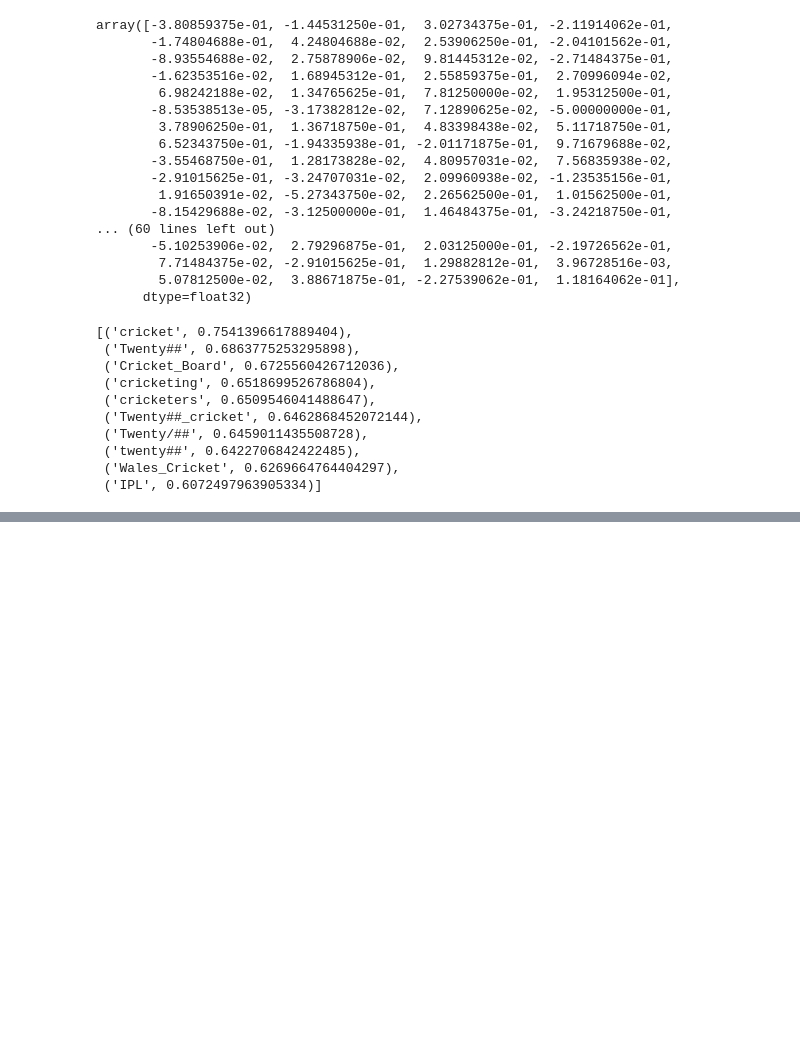
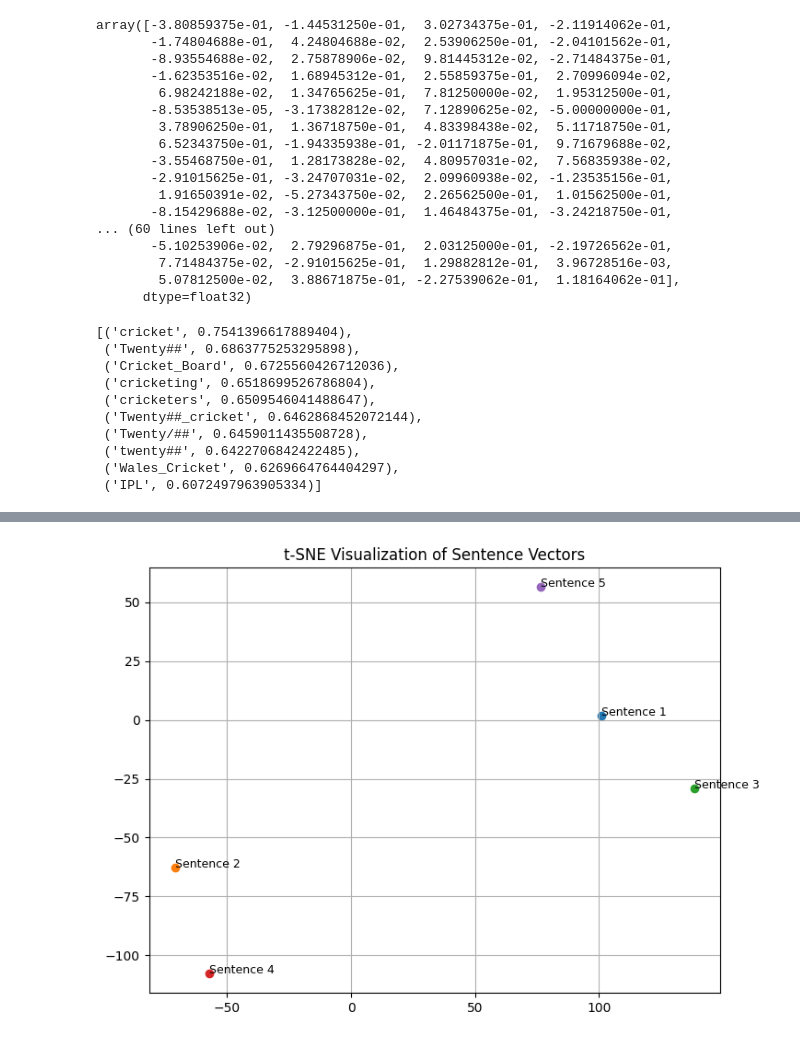
Before and after one commit to VinayBabuGorantla/NaturalLanguageProcessing, a Jupyter notebook: Revision.ipynb, the cells around one changed output, grey strips where cells are left out. Saved outputs shown, nothing was run; the diff lists cells and outputs as text; code cells hidden in the pictures; blank space fills up the shorter version.

Commit message:
Text data cleaning and preprocessing revised

```diff
--- a/Revision.ipynb
+++ b/Revision.ipynb
@@ -477,0 +563,21 @@ wv.most_similar('Cricket')
+# %%
+# Train the Word2Vec model on the tokenized sentences
+model = gensim.models.Word2Vec(sentences=sentences, vector_size=100, window=5, min_count=1, workers=4)
+
+# Save the model (optional)
+model.save("word2vec_trained_on_sentences.model")
+# %%
+# Function to compute the average word vector for a sentence
+def get_sentence_vector(model, sentence):
+    words = [word for word in sentence if word in model.wv]  # Filter words that are in the model's vocabulary
+    if len(words) == 0:  # Return a zero vector if no words from the sentence are in the model
+        return np.zeros(model.vector_size)
+    word_vectors = [model.wv[word] for word in words]
+    sentence_vector = np.mean(word_vectors, axis=0)
+    return sentence_vector
+
+# Get vectors for each sentence
+sentence_vectors = [get_sentence_vector(model, sentence) for sentence in sentences]
+
+# Check the vector for the first sentence
+print("Vector for the first sentence:", sentence_vectors[0])
@@ -477,0 +602,19 @@ wv.most_similar('Cricket')
+# %%
+# Convert the list of sentence vectors to a NumPy array
+sentence_vectors_array = np.array(sentence_vectors)
+
+# Reduce dimensionality of sentence vectors to 2D using t-SNE with a lower perplexity
+tsne = TSNE(n_components=2, perplexity=2, random_state=0)  # Set perplexity to a smaller value
+sentence_vec_2d = tsne.fit_transform(sentence_vectors_array)
+
+# Plot the 2D sentence vectors
+plt.figure(figsize=(8, 6))
+for i, sentence in enumerate(sentences):
+    plt.scatter(sentence_vec_2d[i, 0], sentence_vec_2d[i, 1])
+    plt.text(sentence_vec_2d[i, 0] + 0.03, sentence_vec_2d[i, 1], f"Sentence {i+1}", fontsize=9)
+
+plt.title("t-SNE Visualization of Sentence Vectors")
+plt.grid(True)
+plt.show()
+# %% [output]
+[figure, added]
```
Also changed, not shown: parts of 12 cells of this notebook, 2 other files.
